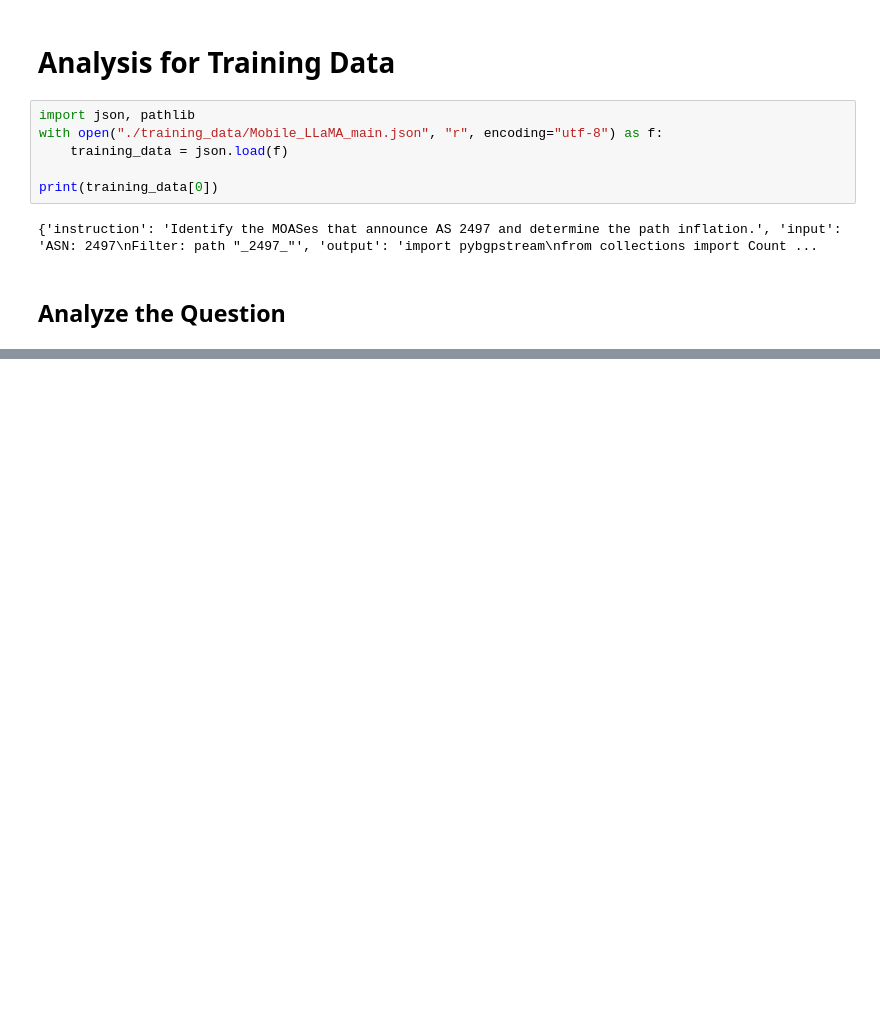
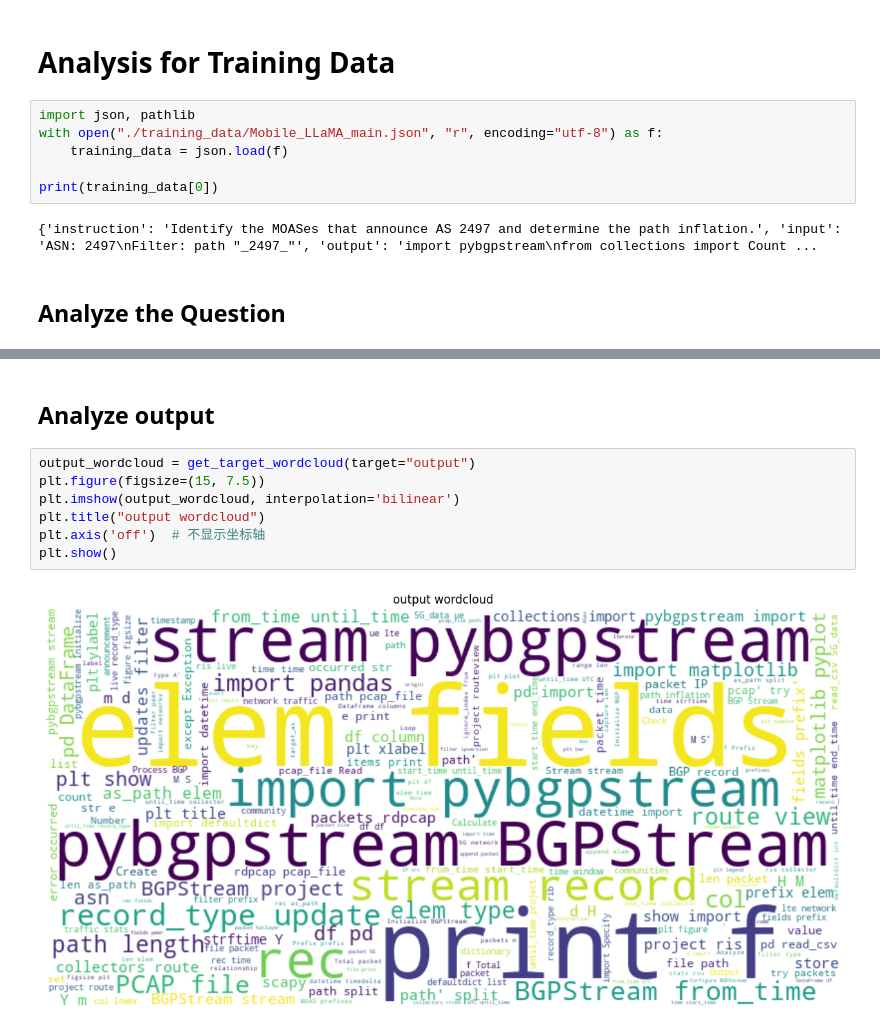
Before and after one commit to HongyuCao3/Mobile-LLaMA, a Jupyter notebook: training_data_analysis.ipynb, the cells around one changed output, grey strips where cells are left out. Saved outputs shown, nothing was run; the diff lists cells and outputs as text; blank space fills up the shorter version.

```diff
--- a/training_data_analysis.ipynb
+++ b/training_data_analysis.ipynb
@@ -48,0 +50,11 @@ plt.show()
+# %% [markdown]
+## Analyze output
+# %%
+output_wordcloud = get_target_wordcloud(target="output")
+plt.figure(figsize=(15, 7.5))
+plt.imshow(output_wordcloud, interpolation='bilinear')
+plt.title("output wordcloud")
+plt.axis('off')  # 不显示坐标轴
+plt.show()
+# %% [output]
+[figure, added]
```
Also changed, not shown: parts of 2 cells of this notebook.
